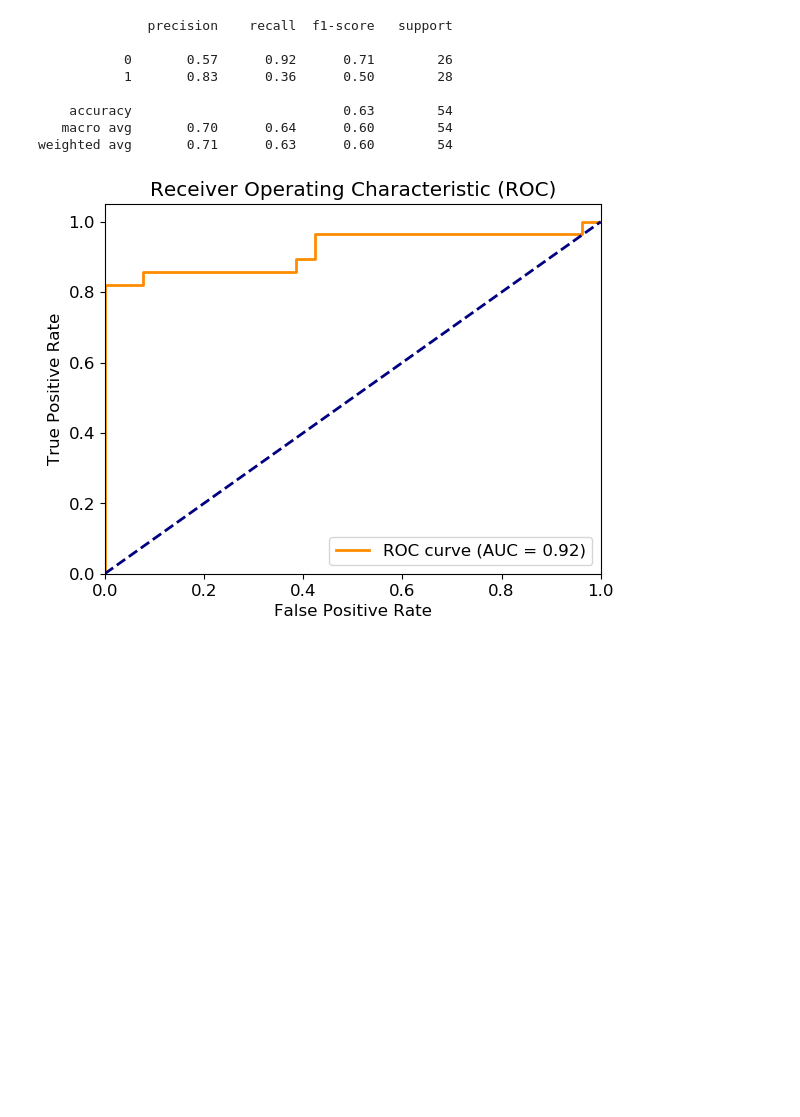
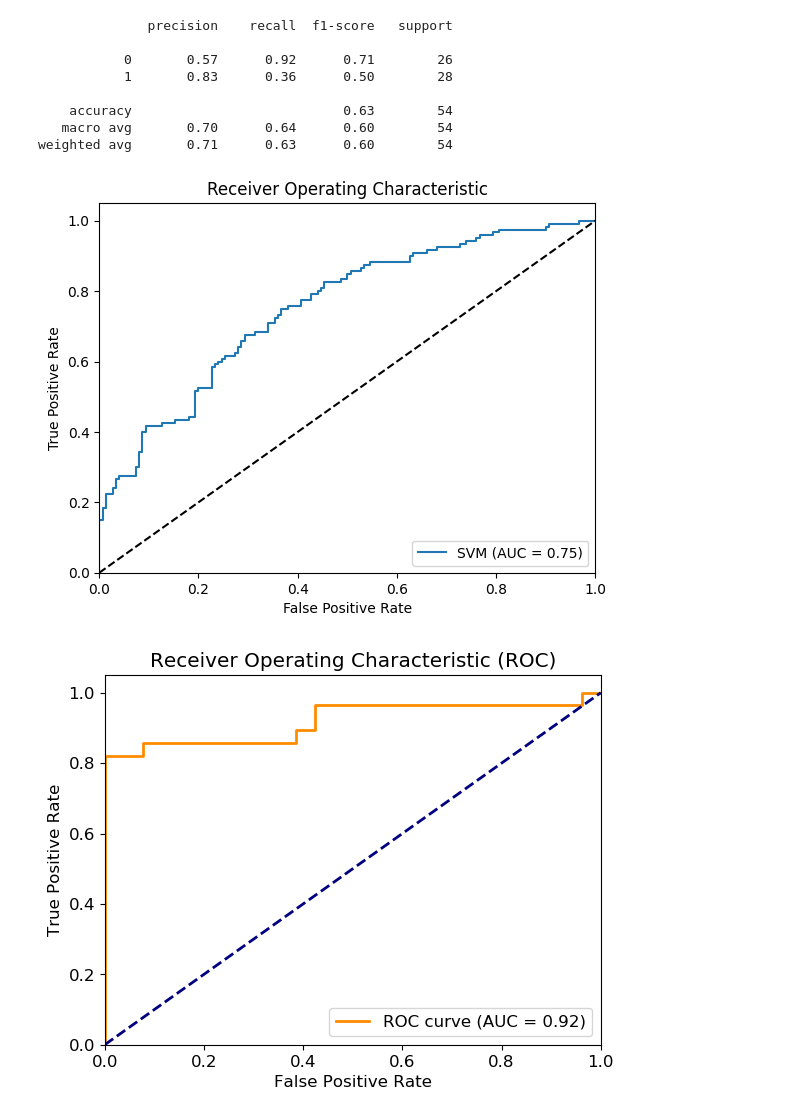
Before and after one commit to Codefedy/Heart-Disease-Predictive-Model, a Jupyter notebook: Copy_of_Untitled12.ipynb, the cells around one changed output. Cells and saved outputs as stored; diff of their text form; code cells hidden in the pictures; blank space fills up the shorter version.

```diff
--- a/Copy_of_Untitled12.ipynb
+++ b/Copy_of_Untitled12.ipynb
@@ -585,3 +564,23 @@ roc_auc = auc(fpr, tpr)
+# %%
+X = dp.drop('target(HeartDisease)', axis=1)
+# %%
+svm_probs = model.decision_function(X)
+# %%
+svm_fpr, svm_tpr, _ = roc_curve(dp['target(HeartDisease)'], svm_probs)
+# %%
+svm_auc = roc_auc_score(dp['target(HeartDisease)'], svm_probs)
+# %%
+plt.plot(svm_fpr, svm_tpr, label='SVM (AUC = %.2f)' % svm_auc)
+plt.plot([0, 1], [0, 1], 'k--')
+plt.xlim([0.0, 1.0])
+plt.ylim([0.0, 1.05])
+plt.xlabel('False Positive Rate')
+plt.ylabel('True Positive Rate')
+plt.title('Receiver Operating Characteristic')
+plt.legend(loc='lower right')
+plt.show()
+# %% [output]
+[figure, added]
 # %%
 plt.figure()
 plt.plot(fpr, tpr, color='darkorange', lw=2, label='ROC curve (AUC = %0.2f)' % roc_auc)
```
Also changed, not shown: parts of 21 cells of this notebook.
